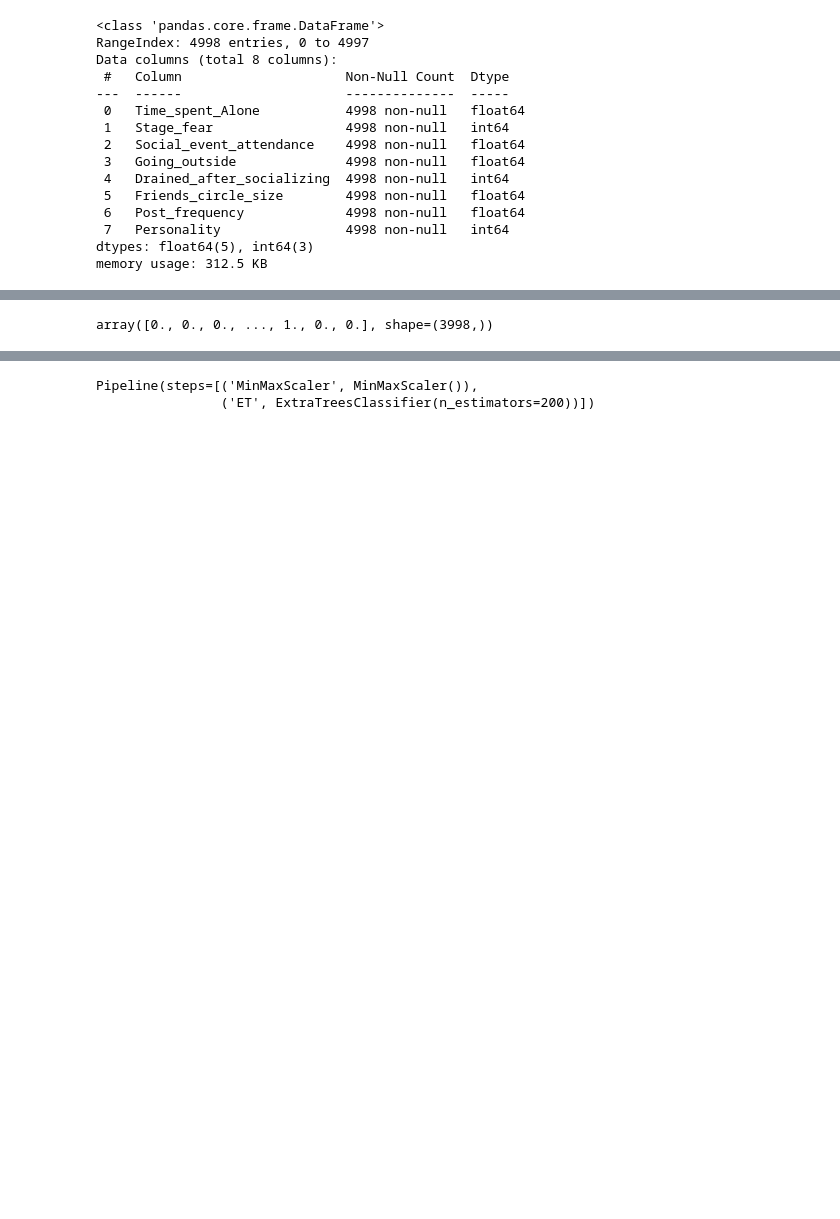
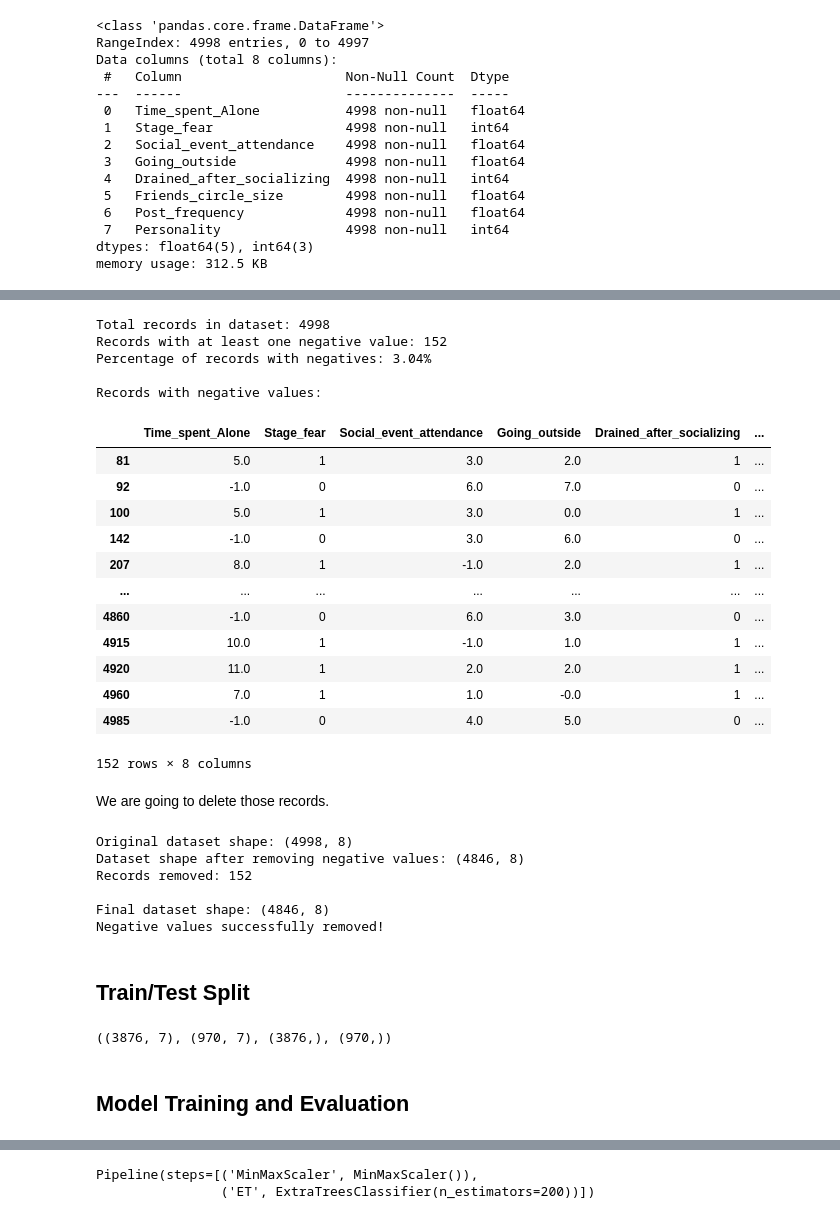
Before and after one commit to gustavopierre/personality_trait, a Jupyter notebook: api/machinelearning/notebook/personality_trait.ipynb, the cells around one changed output, grey strips where cells are left out. Cells and saved outputs as stored; diff of their text form; code cells hidden in the pictures; blank space fills up the shorter version.

```diff
--- a/api/machinelearning/notebook/personality_trait.ipynb
+++ b/api/machinelearning/notebook/personality_trait.ipynb
@@ -146,0 +187,56 @@ df.head()
+# %%
+# Count how many records have at least one negative value in any column
+records_with_negatives = (df < 0).any(axis=1)
+num_records_with_negatives = records_with_negatives.sum()
+
+print(f"Total records in dataset: {len(df)}")
+print(f"Records with at least one negative value: {num_records_with_negatives}")
+print(f"Percentage of records with negatives: {(num_records_with_negatives/len(df)*100):.2f}%")
+
+# Show these records
+print(f"\nRecords with negative values:")
+negative_records = df[records_with_negatives]
+negative_records
+# %% [output]
+Total records in dataset: 4998
+Records with at least one negative value: 152
+Percentage of records with negatives: 3.04%
+
+Records with negative values:
+|  | Time_spent_Alone | Stage_fear | Social_event_attendance | Going_outside | Drained_after_socializing | ... |
+| 81 | 5.0 | 1 | 3.0 | 2.0 | 1 | ... |
+| 92 | -1.0 | 0 | 6.0 | 7.0 | 0 | ... |
+| 100 | 5.0 | 1 | 3.0 | 0.0 | 1 | ... |
+| 142 | -1.0 | 0 | 3.0 | 6.0 | 0 | ... |
+| 207 | 8.0 | 1 | -1.0 | 2.0 | 1 | ... |
+| ... | ... | ... | ... | ... | ... | ... |
+| 4860 | -1.0 | 0 | 6.0 | 3.0 | 0 | ... |
+| 4915 | 10.0 | 1 | -1.0 | 1.0 | 1 | ... |
+| 4920 | 11.0 | 1 | 2.0 | 2.0 | 1 | ... |
+| 4960 | 7.0 | 1 | 1.0 | -0.0 | 1 | ... |
+| 4985 | -1.0 | 0 | 4.0 | 5.0 | 0 | ... |
+152 rows × 8 columns
+# %% [markdown]
+We are going to delete those records.
+# %%
+# Remove records with negative values
+print(f"Original dataset shape: {df.shape}")
+
+# Keep only records where all values are >= 0
+df_clean = df[(df >= 0).all(axis=1)]
+
+print(f"Dataset shape after removing negative values: {df_clean.shape}")
+print(f"Records removed: {len(df) - len(df_clean)}")
+
+# Update the original dataframe
+df = df_clean.copy()
+
+print(f"\nFinal dataset shape: {df.shape}")
+print("Negative values successfully removed!")
+# %% [output]
+Original dataset shape: (4998, 8)
+Dataset shape after removing negative values: (4846, 8)
+Records removed: 152
+
+Final dataset shape: (4846, 8)
+Negative values successfully removed!
@@ -147 +245,3 @@ df.head()
+# %% [markdown]
+## Train/Test Split
 # %%
@@ -160,6 +261,8 @@ scoring = 'accuracy'
 num_particoes = 10
 kfold = StratifiedKFold(n_splits=num_particoes, shuffle=True, random_state=seed) # validação cruzada com estratificação
-# %%
-y_train
-# %% [output]
-array([0., 0., 0., ..., 1., 0., 0.], shape=(3998,))
+# %%
+X_train.shape, X_test.shape, y_train.shape, y_test.shape
+# %% [output]
+((3876, 7), (970, 7), (3876,), (970,))
+# %% [markdown]
+## Model Training and Evaluation
```
Also changed, not shown: parts of 47 cells of this notebook.
